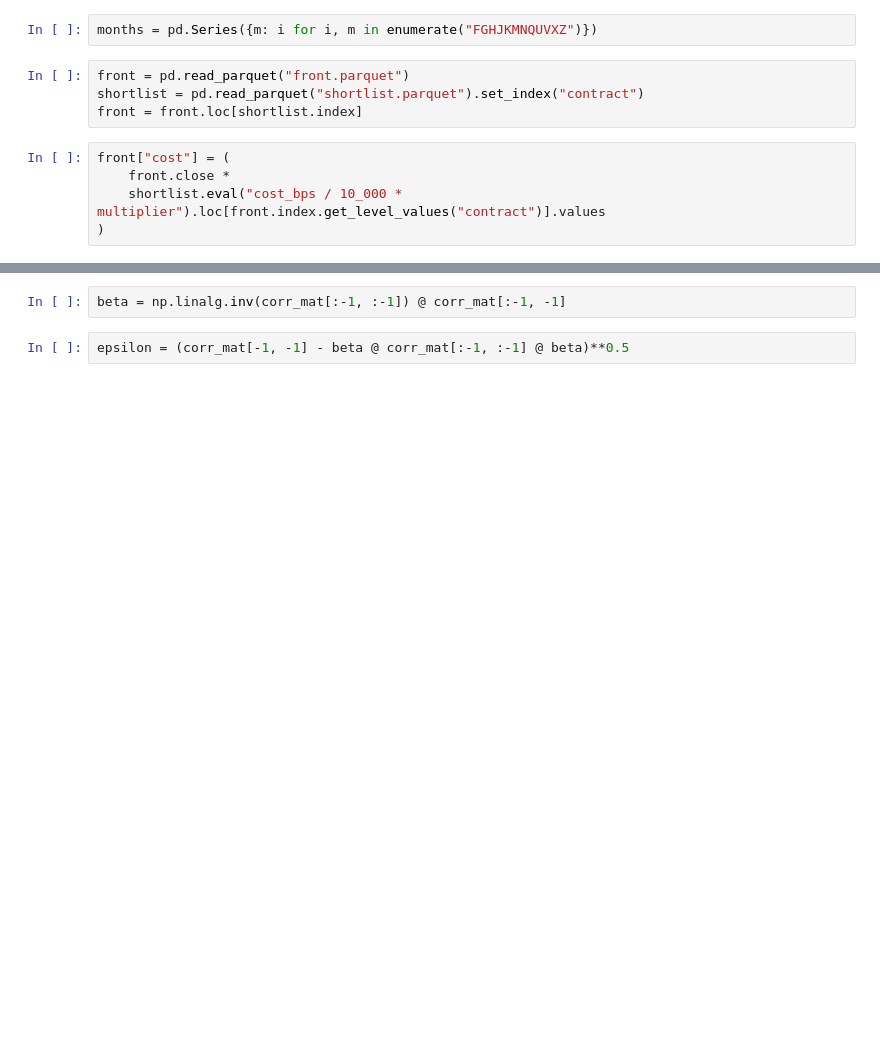
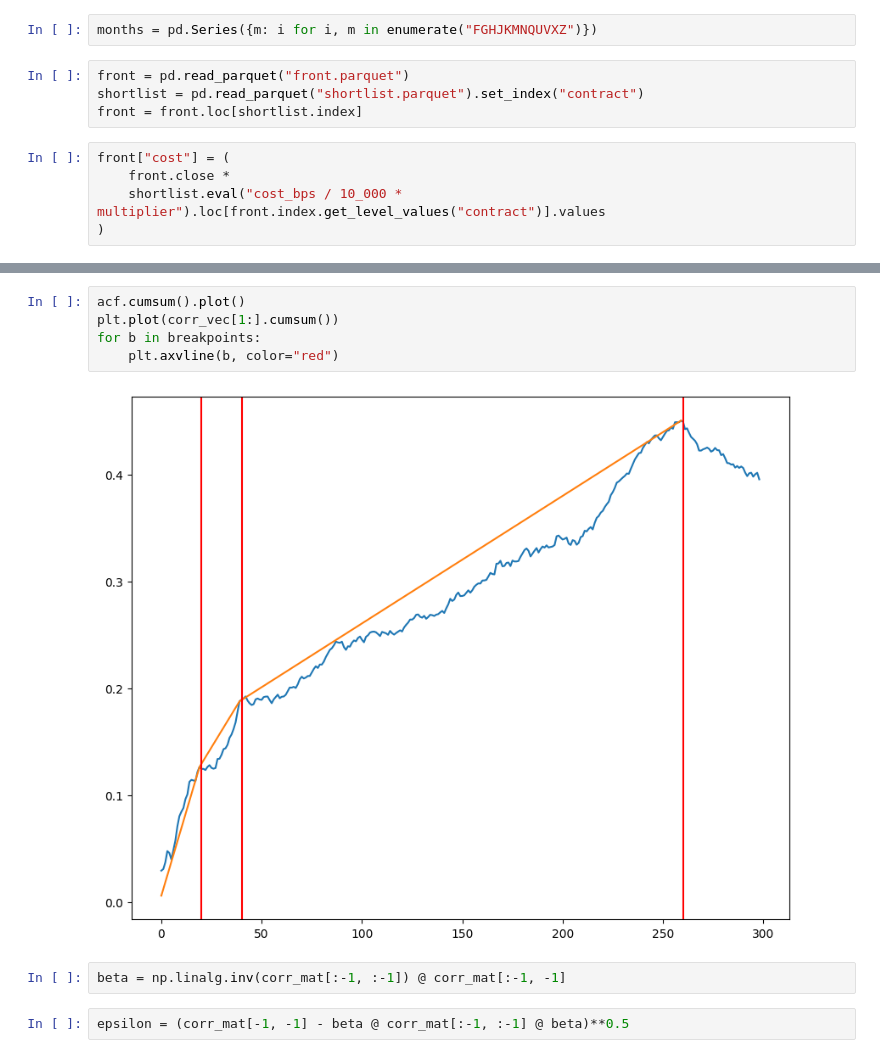
Before and after one commit to chiaolun/trend_following, a Jupyter notebook: acf.ipynb, the cells around one changed output, grey strips where cells are left out. Drawn from its saved outputs; the diff is of its cells as text; blank space fills up the shorter version.

```diff
--- a/acf.ipynb
+++ b/acf.ipynb
@@ -73,5 +73,12 @@ corr_vec = np.r_[1, np.repeat(corr_coefs[0], 40), np.repeat(corr_coefs[1], 250 -
 corr_mat = toeplitz(corr_vec)
 chol_mat = cholesky(corr_mat)
+# %%
+acf.cumsum().plot()
+plt.plot(corr_vec[1:].cumsum())
+for b in breakpoints:
+    plt.axvline(b, color="red")
+# %% [output]
+[figure, added]
 # %%
 beta = np.linalg.inv(corr_mat[:-1, :-1]) @ corr_mat[:-1, -1]
 # %%
```
Also changed, not shown: parts of 26 cells of this notebook, 6 other files.
